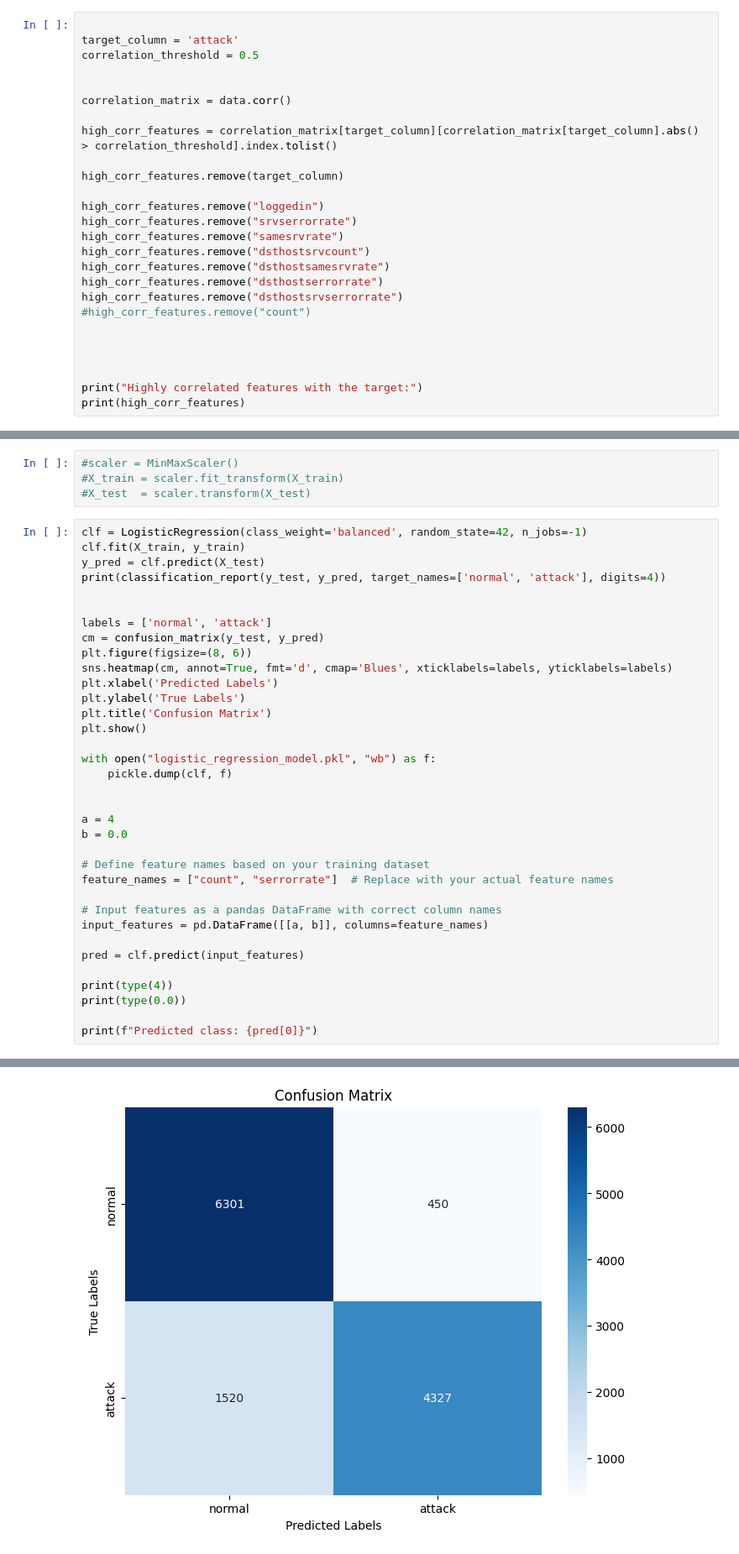
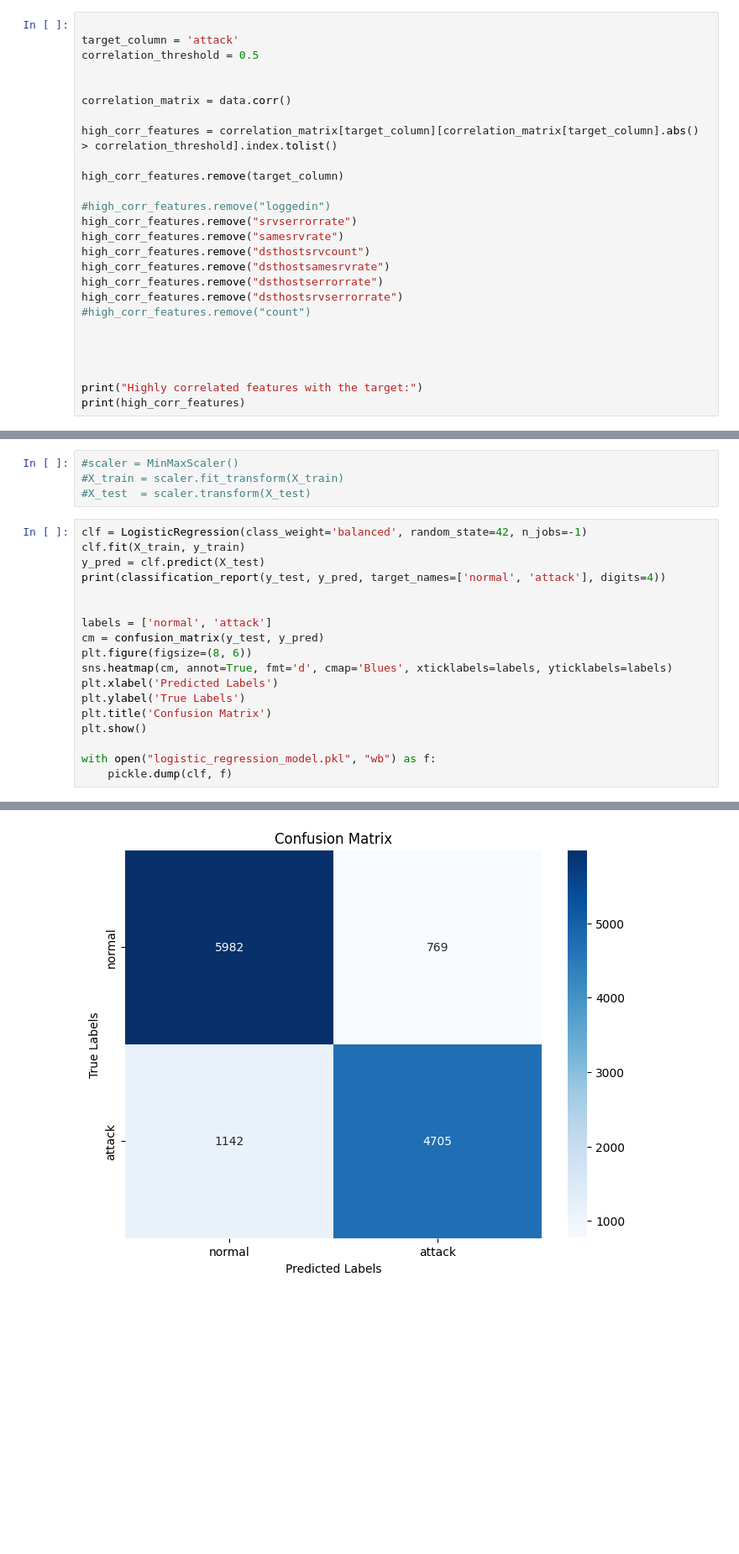
Before and after one commit to MrFantao/AASProject_103470, a Jupyter notebook: main2.ipynb, the cells around one changed output, grey strips where cells are left out. Shown at 84% size. Drawn from its saved outputs; the diff is of its cells as text; blank space fills up the shorter version.

Commit message:
added loggedin

```diff
--- a/main2.ipynb
+++ b/main2.ipynb
@@ -41,7 +44,7 @@ high_corr_features = correlation_matrix[target_column][correlation_matrix[target
 
 high_corr_features.remove(target_column)
 
-high_corr_features.remove("loggedin")
+#high_corr_features.remove("loggedin")
 high_corr_features.remove("srvserrorrate")
 high_corr_features.remove("samesrvrate")
 high_corr_features.remove("dsthostsrvcount")
@@ -128,21 +131,4 @@ plt.show()
 
 with open("logistic_regression_model.pkl", "wb") as f:
     pickle.dump(clf, f)
-
-
-a = 4
-b = 0.0
-
-# Define feature names based on your training dataset
-feature_names = ["count", "serrorrate"]  # Replace with your actual feature names
-
-# Input features as a pandas DataFrame with correct column names
-input_features = pd.DataFrame([[a, b]], columns=feature_names)
-
-pred = clf.predict(input_features)
-
-print(type(4))
-print(type(0.0))
-
-print(f"Predicted class: {pred[0]}")
 # %% [output]
@@ -157 +156 @@ weighted avg     0.8521    0.8436    0.8415     12598
-[figure, old version]
+[figure, new version]
```
Also changed, not shown: parts of 7 cells of this notebook, 3 other files.
